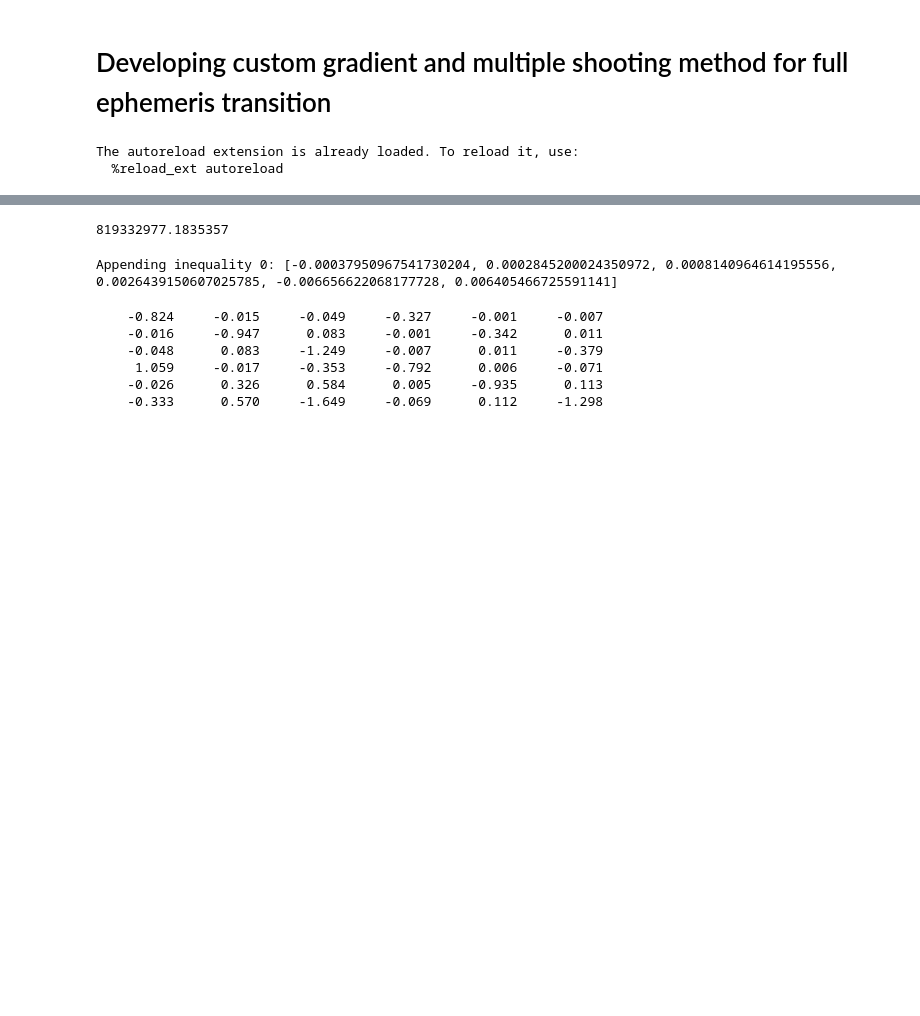
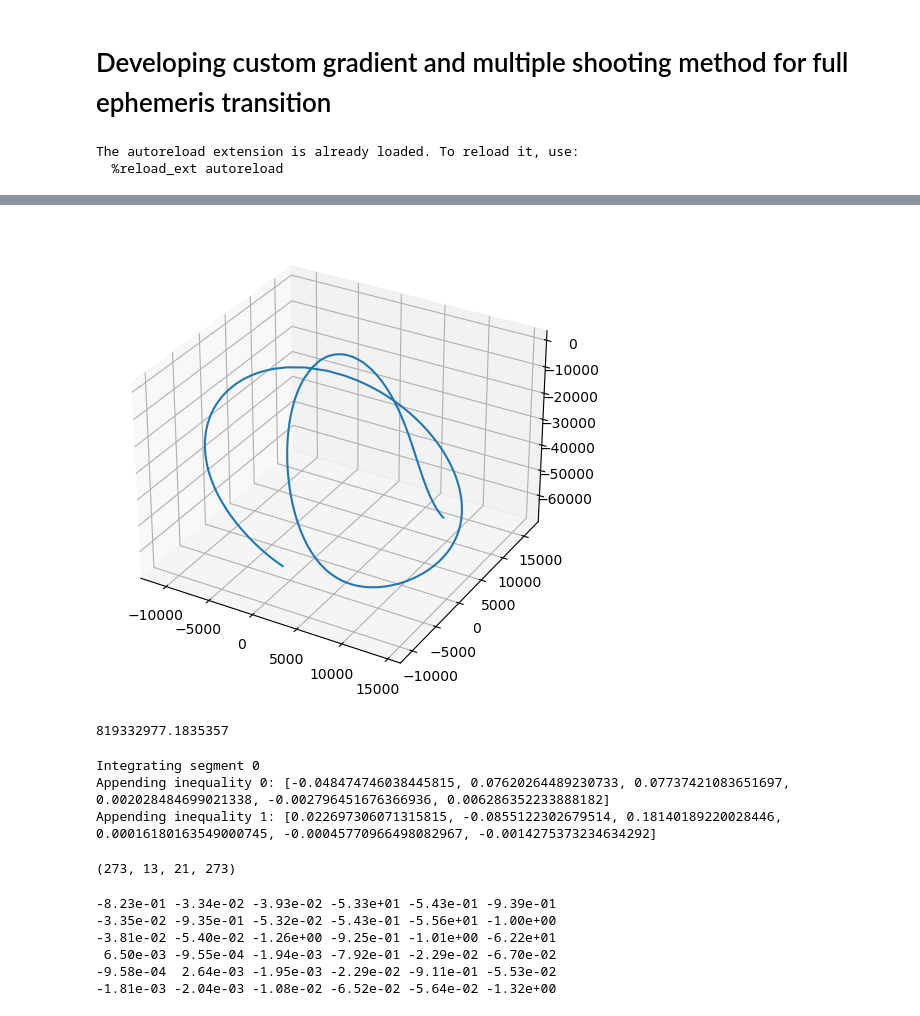
Before and after one commit to Yuricst/paladin, a Jupyter notebook: dev/dev_udp_custom_gradient.ipynb, the cells around one changed output, grey strips where cells are left out. Drawn from its saved outputs; the diff is of its cells as text; code cells hidden in the pictures; blank space fills up the shorter version.

Commit message:
luna2 update

```diff
--- a/dev/dev_udp_custom_gradient.ipynb
+++ b/dev/dev_udp_custom_gradient.ipynb
@@ -61,36 +65,40 @@ states_cr3bp_MC = luna2.canonical_to_dimensional(
 )
 # %%
 # transform to propagator's frame
+naif_frame = "ECLIPJ2000"
 et0 = spice.utc2et("2025-12-18T12:28:28")
 epochs = et0 + res_cr3bp.t*tstar
 states_J2000 = luna2.apply_frame_transformation(
     epochs,
     states_cr3bp_MC,
     "EARTHMOONROTATINGMC",
-    "J2000"
+    naif_frame
 )
-states_J2000 = luna2.dimensional_to_canonical(states_J2000, lstar, vstar)
 
 # create N-body propagator
 print("Creating N-body integrator...")
+lstar_nbody = 3000.0
+naif_ids = ["301", "399", "10"]
+mus = [spice.bodvrd(ID, "GM", 1)[1][0] for ID in naif_ids]
 et0 = spice.utc2et("2025-12-18T12:28:28")
-mus = [
-    mu_cr3bp,    #4902.800066,
-    1-mu_cr3bp,  #398600.44,
-]
+
 prop_nbody = luna2.PropagatorNBody(
-    "J2000",
-    ["301", "399"],
+    naif_frame,
+    naif_ids,
     mus,
-    lstar,
-    tstar,
+    lstar_nbody,
     use_canonical=True,
 )
+tf_nbody = res_cr3bp.t[-1]*tstar/prop_nbody.tstar
+states_J2000 = luna2.dimensional_to_canonical(states_J2000, prop_nbody.lstar, prop_nbody.vstar)
+prop_nbody.summary()
+
+# integrate
 res_nbody = prop_nbody.solve(
     et0,
-    [0,res_cr3bp.t[-1]],
+    [0, tf_nbody],
     states_J2000[:,0],
-    t_eval=np.linspace(0,res_cr3bp.t[-1],1000)
+    t_eval=np.linspace(0,tf_nbody,1000)
 )
 # %% [output]
 Creating N-body integrator...
@@ -97,3 +114,14 @@ Creating N-body integrator...
+# %%
+# plot CR3BP trajectory
+fig = plt.figure(figsize = (6, 6))
+ax = plt.axes(projection = '3d')
+ax.plot(res_nbody.y[0,:]*lstar_nbody,
+        res_nbody.y[1,:]*lstar_nbody,
+        res_nbody.y[2,:]*lstar_nbody,
+    label=f"N-body ({naif_frame} - canonical)")
+plt.show()
+# %% [output]
+[figure, added]
 # %%
 # Construct nodes for two revolutions
 state_half_period = states_J2000[:,1]
@@ -139,19 +167,32 @@ et0
 xtest = (np.array(ub) + np.array(lb))/2
 fvec, sol_fwd_list, sol_bck_list = udp.fitness(xtest, True, True)
 
+# test gradient evaluation
+grad = udp.gradient(xtest, dx=1e-6, use_h=False)
+
 # unpack decision vector
 et_nodes, tofs, nodes = udp.unpack_x(xtest)
 # %% [output]
-Appending inequality 0: [-0.00037950967541730204, 0.0002845200024350972, 0.0008140964614195556, 0.0026439150607025785, -0.006656622068177728, 0.006405466725591141]
+Integrating segment 0
+Appending inequality 0: [-0.048474746038445815, 0.07620264489230733, 0.07737421083651697, 0.002028484699021338, -0.002796451676366936, 0.006286352233888182]
+Appending inequality 1: [0.022697306071315815, -0.0855122302679514, 0.18140189220028446, 0.00016180163549000745, -0.00045770966498082967, -0.0014275373234634292]
+# %%
+nF = int(6*2) + 1  # 6*2 constraints + objective
+nX = int(grad.shape[0]/nF)
+grad.shape[0], nF, nX, nF*nX
+# %% [output]
+(273, 13, 21, 273)
 # %%
 svf0, stm0, sol0 = prop_nbody.get_stm_cdm(et_nodes[0], tofs[0]/2, nodes[0], get_svf=True)
-svdot0 = prop_nbody.eom(et_nodes[0], 0, svf0)
+svdot0 = prop_nbody.eom(et_nodes[0], tofs[0]/2, svf0)
+#svdot0 = prop_nbody.eom(et_nodes[0], 0, nodes[0])
+
 print_matrix(-stm0)
 # %% [output]
-    -0.824     -0.015     -0.049     -0.327     -0.001     -0.007
-    -0.016     -0.947      0.083     -0.001     -0.342      0.011
-    -0.048      0.083     -1.249     -0.007      0.011     -0.379
-     1.059     -0.017     -0.353     -0.792      0.006     -0.071
-    -0.026      0.326      0.584      0.005     -0.935      0.113
-    -0.333      0.570     -1.649     -0.069      0.112     -1.298
+-8.23e-01 -3.34e-02 -3.93e-02 -5.33e+01 -5.43e-01 -9.39e-01
+-3.35e-02 -9.35e-01 -5.32e-02 -5.43e-01 -5.56e+01 -1.00e+00
+-3.81e-02 -5.40e-02 -1.26e+00 -9.25e-01 -1.01e+00 -6.22e+01
+ 6.50e-03 -9.55e-04 -1.94e-03 -7.92e-01 -2.29e-02 -6.70e-02
+-9.58e-04  2.64e-03 -1.95e-03 -2.29e-02 -9.11e-01 -5.53e-02
+-1.81e-03 -2.04e-03 -1.08e-02 -6.52e-02 -5.64e-02 -1.32e+00
 # %%
```
Also changed, not shown: parts of 35 cells of this notebook, 5 other files.
